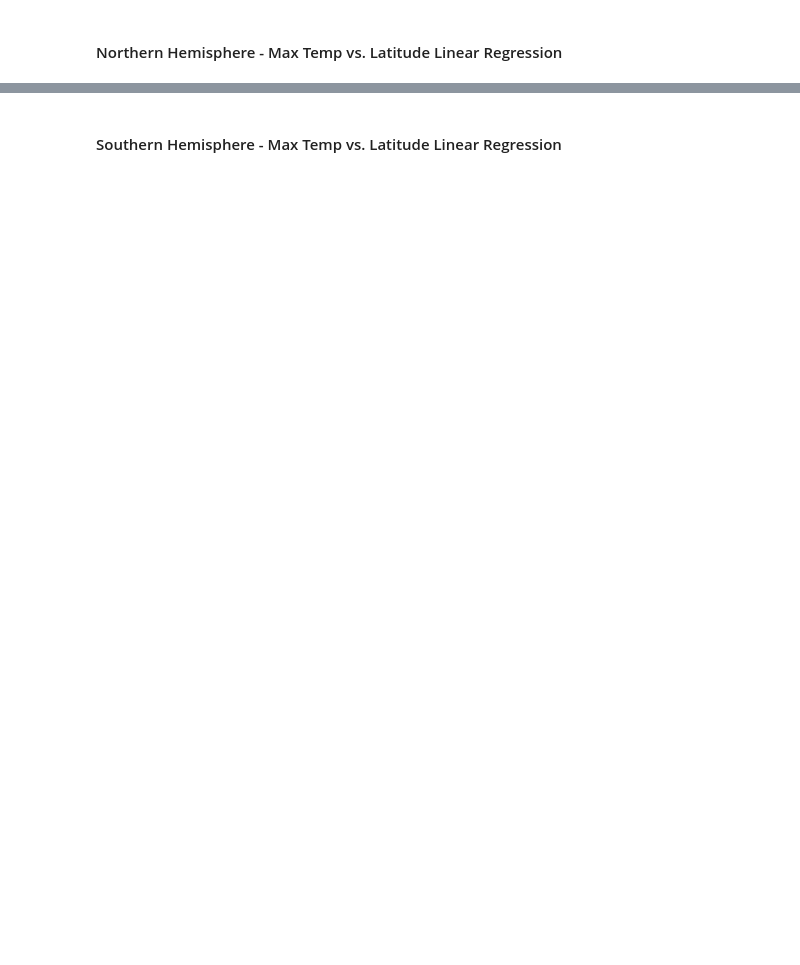
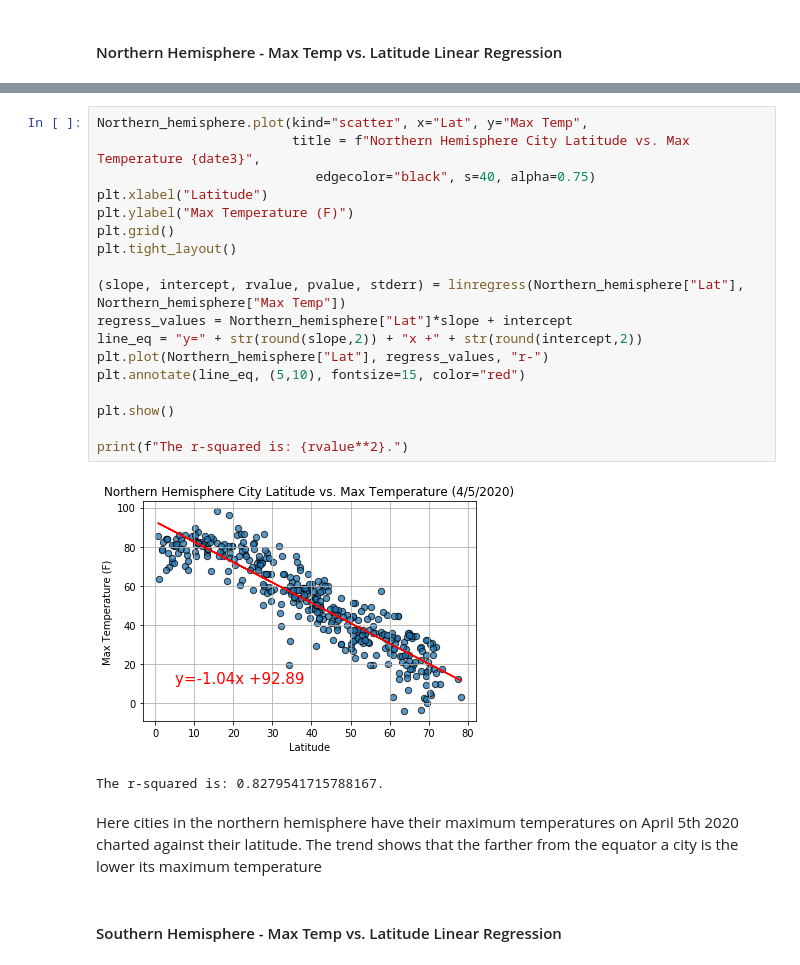
Before and after one commit to camiloibanez/Latitude-Weather-Correlations, a Jupyter notebook: WeatherPy/WeatherPy.ipynb, the cells around one changed output, grey strips where cells are left out. Drawn from its saved outputs; the diff is of its cells as text; blank space fills up the shorter version.

```diff
--- a/WeatherPy/WeatherPy.ipynb
+++ b/WeatherPy/WeatherPy.ipynb
@@ -258,2 +306,25 @@ The r-squared is: -0.8151657406810827
+# %%
+Northern_hemisphere.plot(kind="scatter", x="Lat", y="Max Temp",
+                         title = f"Northern Hemisphere City Latitude vs. Max Temperature {date3}",
+                            edgecolor="black", s=40, alpha=0.75)
+plt.xlabel("Latitude")
+plt.ylabel("Max Temperature (F)")
+plt.grid()
+plt.tight_layout()
+
+(slope, intercept, rvalue, pvalue, stderr) = linregress(Northern_hemisphere["Lat"], Northern_hemisphere["Max Temp"])
+regress_values = Northern_hemisphere["Lat"]*slope + intercept
+line_eq = "y=" + str(round(slope,2)) + "x +" + str(round(intercept,2))
+plt.plot(Northern_hemisphere["Lat"], regress_values, "r-")
+plt.annotate(line_eq, (5,10), fontsize=15, color="red")
+
+plt.show()
+
+print(f"The r-squared is: {rvalue**2}.")
+# %% [output]
+[figure, added]
+The r-squared is: 0.8279541715788167.
+# %% [markdown]
+Here cities in the northern hemisphere have their maximum temperatures on April 5th 2020 charted against their latitude. The trend shows that the farther from the equator a city is the lower its maximum temperature
 # %% [markdown]
 ####  Southern Hemisphere - Max Temp vs. Latitude Linear Regression
```
Also changed, not shown: parts of 31 cells of this notebook.
